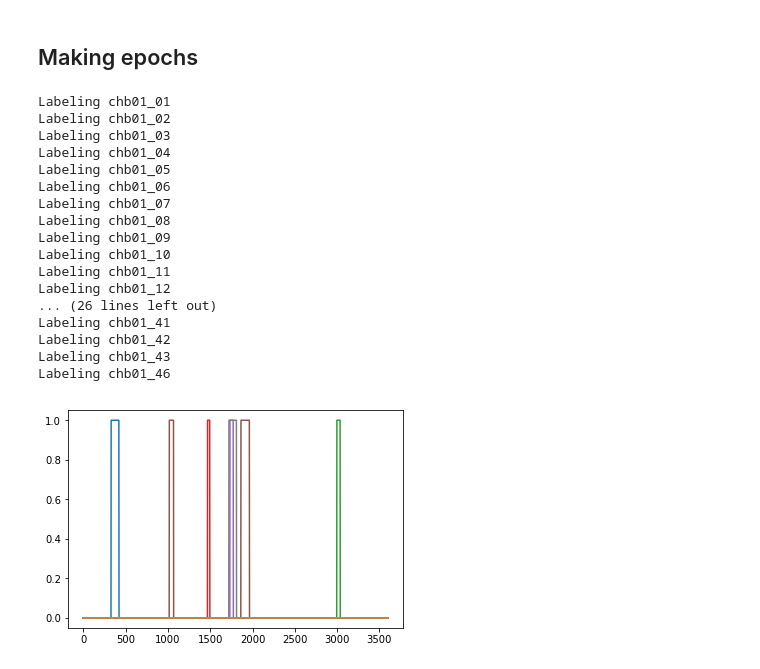
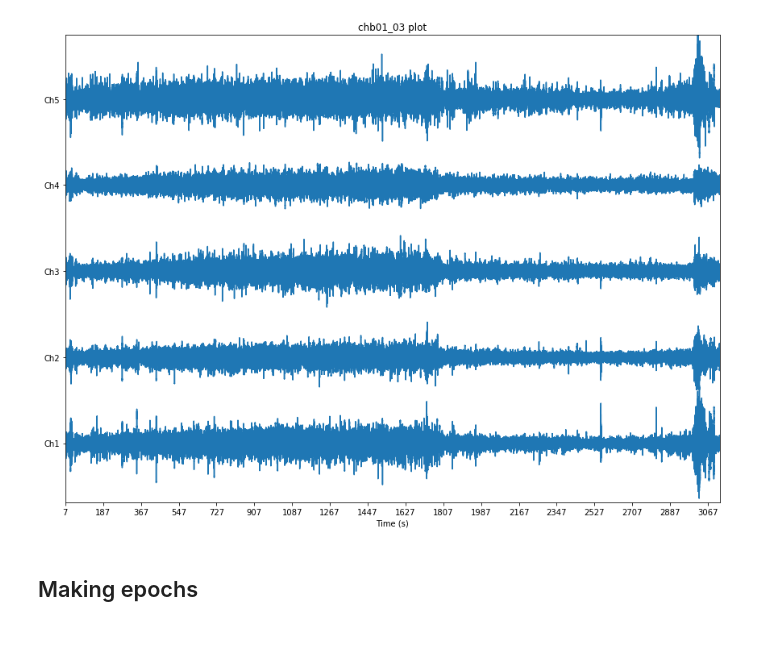
Before and after one commit to acellon/thesis, a Jupyter notebook: testdev.ipynb, the cells around one changed output. Cells and saved outputs as stored; diff of their text form; code cells hidden in the pictures; blank space fills up the shorter version.

```diff
--- a/testdev.ipynb
+++ b/testdev.ipynb
@@ -18,29 +21,6 @@ Done.
 # %%
-#chb1[2].plot(2000, 800000, 12, 15)
+chb1[2].plot(2000, 800000, 1, 5)
+# %% [output]
+[figure, added]
 # %% [markdown]
 ## Making epochs
-# %%
-trains, labels = chb.trainlabel(chb1)
-# %% [output]
-Labeling chb01_01
-Labeling chb01_02
-Labeling chb01_03
-Labeling chb01_04
-Labeling chb01_05
-Labeling chb01_06
-Labeling chb01_07
-Labeling chb01_08
-Labeling chb01_09
-Labeling chb01_10
-Labeling chb01_11
-Labeling chb01_12
-... (26 lines left out)
-Labeling chb01_41
-Labeling chb01_42
-Labeling chb01_43
-Labeling chb01_46
-# %%
-for label in labels:
-    plt.plot(np.arange(len(label)),label)
-# %% [output]
-[figure, removed]
```
Also changed, not shown: parts of 6 cells of this notebook, 1 other file.
